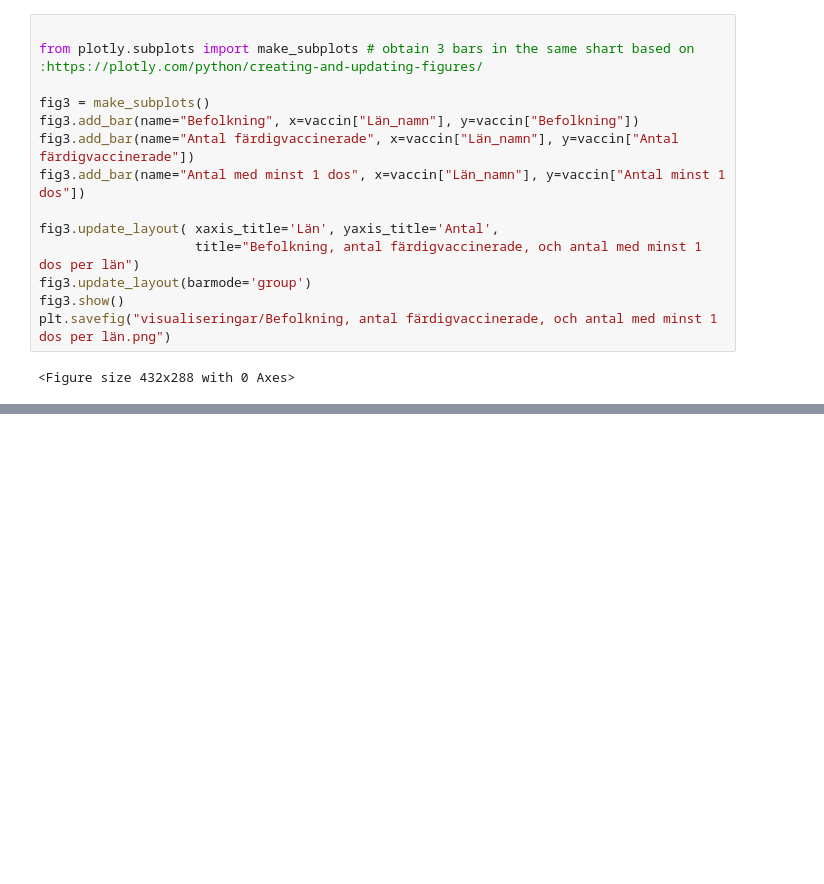
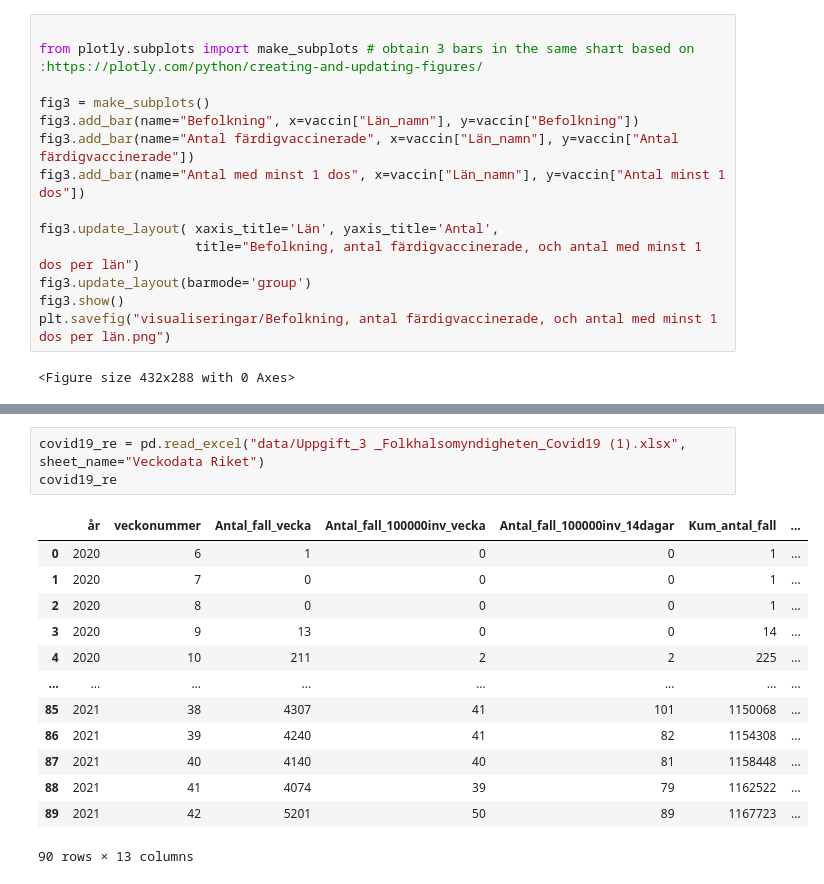
Before and after one commit to AmalDerbali/Databehandling_AmalDerbali, a Jupyter notebook: Lab/Covid_labb.ipynb, the cells around one changed output, grey strips where cells are left out. Saved outputs shown, nothing was run; the diff lists cells and outputs as text; blank space fills up the shorter version.

```diff
--- a/Lab/Covid_labb.ipynb
+++ b/Lab/Covid_labb.ipynb
@@ -334,0 +346,17 @@ plt.savefig("visualiseringar/Befolkning, antal färdigvaccinerade, och antal med
+# %%
+covid19_re = pd.read_excel("data/Uppgift_3 _Folkhalsomyndigheten_Covid19 (1).xlsx", sheet_name="Veckodata Riket")
+covid19_re
+# %% [output]
+|  | år | veckonummer | Antal_fall_vecka | Antal_fall_100000inv_vecka | Antal_fall_100000inv_14dagar | Kum_antal_fall | ... |
+| 0 | 2020 | 6 | 1 | 0 | 0 | 1 | ... |
+| 1 | 2020 | 7 | 0 | 0 | 0 | 1 | ... |
+| 2 | 2020 | 8 | 0 | 0 | 0 | 1 | ... |
+| 3 | 2020 | 9 | 13 | 0 | 0 | 14 | ... |
+| 4 | 2020 | 10 | 211 | 2 | 2 | 225 | ... |
+| ... | ... | ... | ... | ... | ... | ... | ... |
+| 85 | 2021 | 38 | 4307 | 41 | 101 | 1150068 | ... |
+| 86 | 2021 | 39 | 4240 | 41 | 82 | 1154308 | ... |
+| 87 | 2021 | 40 | 4140 | 40 | 81 | 1158448 | ... |
+| 88 | 2021 | 41 | 4074 | 39 | 79 | 1162522 | ... |
+| 89 | 2021 | 42 | 5201 | 50 | 89 | 1167723 | ... |
+90 rows × 13 columns
```
Also changed, not shown: parts of 2 cells of this notebook, 3 other files.
